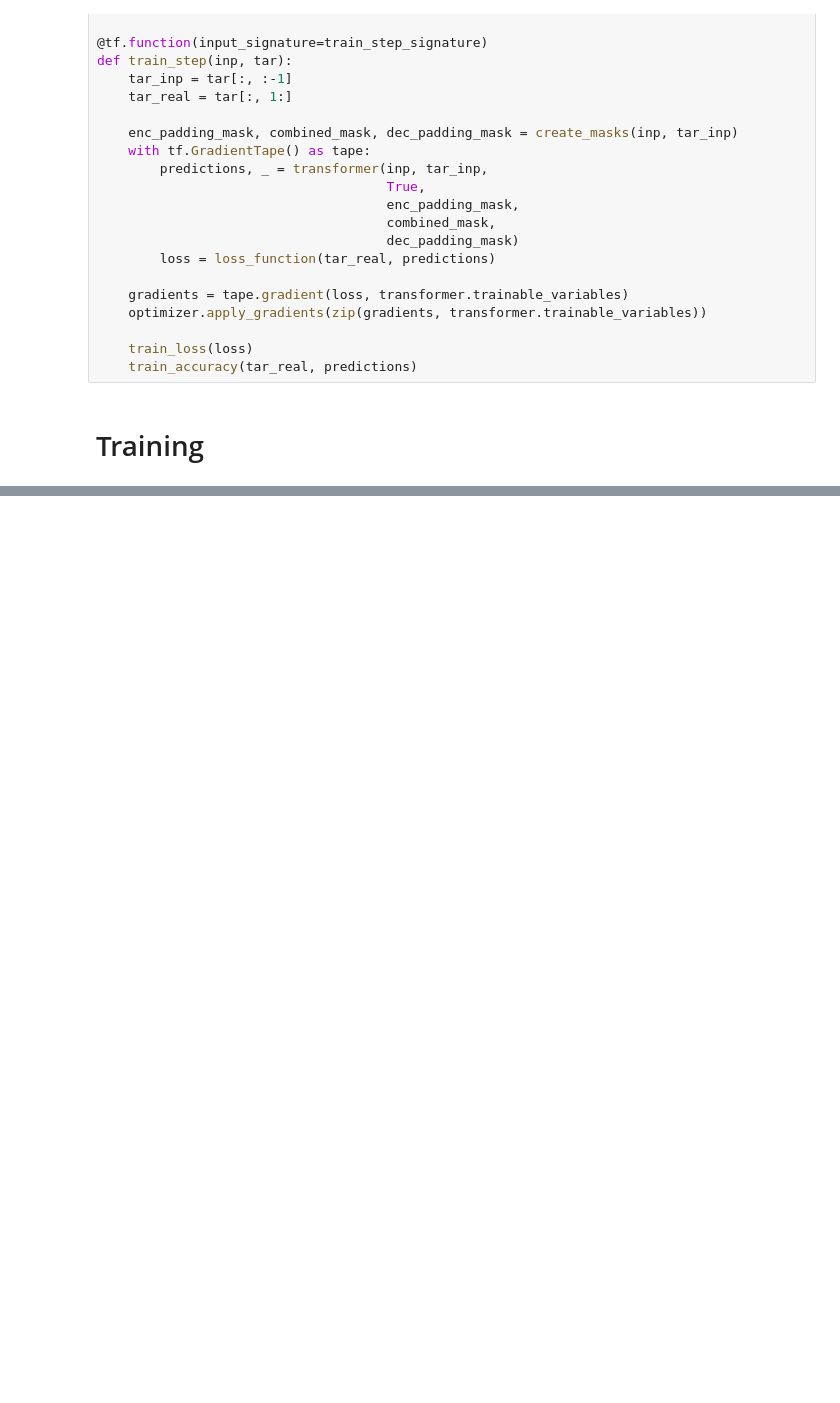
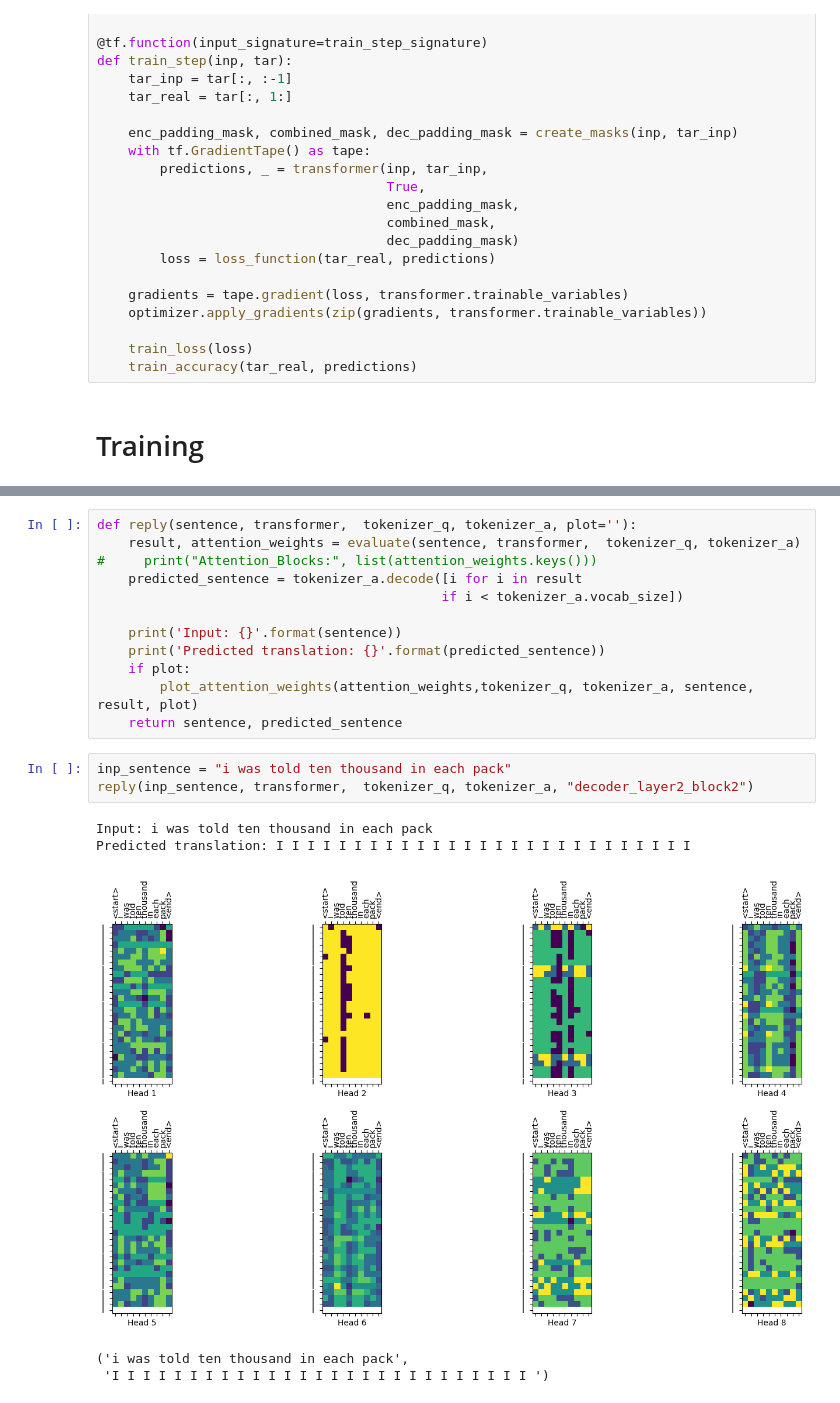
Before and after one commit to amankumawat-567/ChatBOT, a Jupyter notebook: ChatBot.ipynb, the cells around one changed output, grey strips where cells are left out. Saved outputs shown, nothing was run; the diff lists cells and outputs as text; blank space fills up the shorter version.

```diff
--- a/ChatBot.ipynb
+++ b/ChatBot.ipynb
@@ -778,0 +894,21 @@ for epoch in range(EPOCHS):
+# %%
+def reply(sentence, transformer,  tokenizer_q, tokenizer_a, plot=''):
+    result, attention_weights = evaluate(sentence, transformer,  tokenizer_q, tokenizer_a)
+#     print("Attention_Blocks:", list(attention_weights.keys()))
+    predicted_sentence = tokenizer_a.decode([i for i in result
+                                            if i < tokenizer_a.vocab_size])
+
+    print('Input: {}'.format(sentence))
+    print('Predicted translation: {}'.format(predicted_sentence))
+    if plot:
+        plot_attention_weights(attention_weights,tokenizer_q, tokenizer_a, sentence, result, plot)
+    return sentence, predicted_sentence
+# %%
+inp_sentence = "i was told ten thousand in each pack"
+reply(inp_sentence, transformer,  tokenizer_q, tokenizer_a, "decoder_layer2_block2")
+# %% [output]
+Input: i was told ten thousand in each pack
+Predicted translation: I I I I I I I I I I I I I I I I I I I I I I I I I I I
+[figure, added]
+('i was told ten thousand in each pack',
+ 'I I I I I I I I I I I I I I I I I I I I I I I I I I I ')
```
Also changed, not shown: parts of 8 cells of this notebook.
